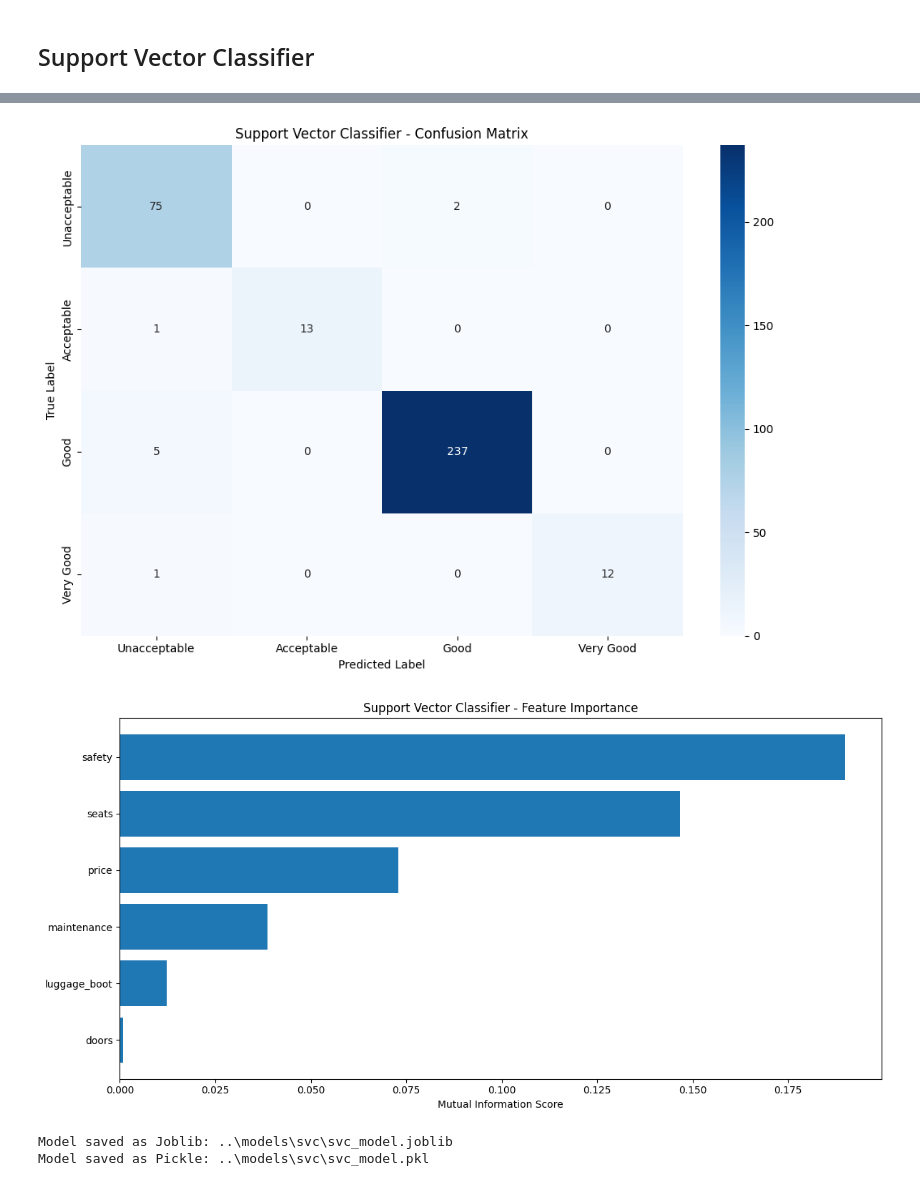
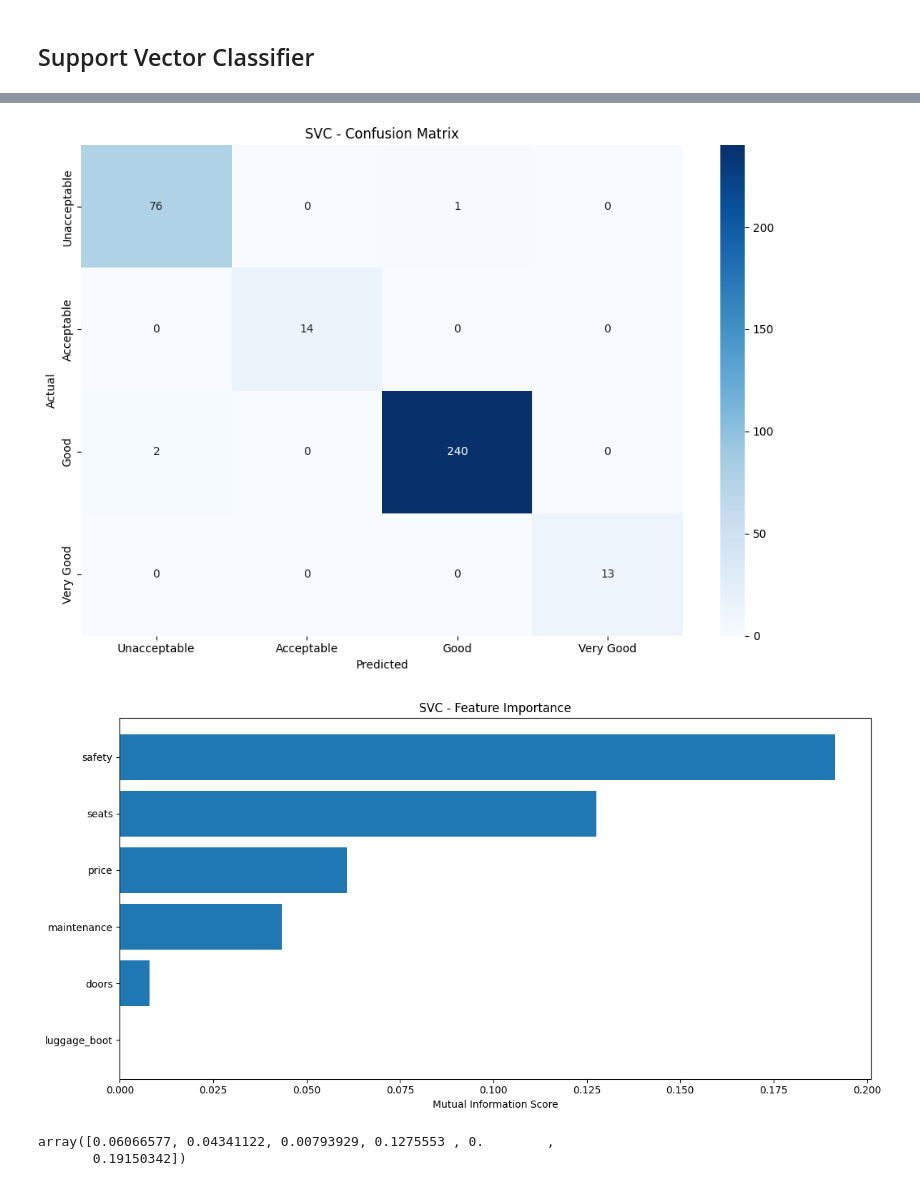
Before and after one commit to jovanovic-djo/car-value-score-prediction, a Jupyter notebook: notebooks/model_training.ipynb, the cells around one changed output, grey strips where cells are left out. Drawn from its saved outputs; the diff is of its cells as text; code cells hidden in the pictures.

```diff
--- a/notebooks/model_training.ipynb
+++ b/notebooks/model_training.ipynb
@@ -763,31 +772,43 @@ def plot_svc_feature_importance(model, X_train, feature_names, model_name):
 # %%
 # Train Support Vector Classifier
 svc_model = SVC(
-    kernel='rbf',        # Radial Basis Function kernel
-    C=1.0,               # Regularization parameter
+    #kernel='rbf',        # Radial Basis Function kernel
+    #C=1.0,               # Regularization parameter
     random_state=42      # For reproducibility
 )
 
-# Measure training time
-start_time = time.time()
-svc_model.fit(X_train_scaled, y_train)
-end_time = time.time()
+svc_results = train_and_evaluate_model(
+    model=svc_model,
+    X_train=X_train_scaled,
+    X_test=X_test_scaled,
+    y_train=y_train,
+    y_test=y_test,
+    model_name='SVC',
+    param_grid=model_configs['SVC']['param_grid'],
+    feature_names=feature_names,
+    class_names=class_names
+)
 
-# Calculate training duration
-svc_training_duration = end_time - start_time
-print(f"\nTraining Time for Support Vector Classifier: {svc_training_duration:.4f} seconds")
+# # Measure training time
+# start_time = time.time()
+# svc_model.fit(X_train_scaled, y_train)
+# end_time = time.time()
 
-# Evaluate Support Vector Classifier
-print("\nSupport Vector Classifier Analysis:")
-svc_metrics = evaluate_model(svc_model, X_test_scaled, y_test, 'Support Vector Classifier')
+# # Calculate training duration
+# svc_training_duration = end_time - start_time
+# print(f"\nTraining Time for Support Vector Classifier: {svc_training_duration:.4f} seconds")
+
+# # Evaluate Support Vector Classifier
+# print("\nSupport Vector Classifier Analysis:")
+# svc_metrics = evaluate_model(svc_model, X_test_scaled, y_test, 'Support Vector Classifier')
 
 # Plot SVC Feature Importance
 plot_svc_feature_importance(
-    svc_model,
+    svc_results['tuned_model'],
     X_train_scaled,
     feature_names,
-    'Support Vector Classifier'
+    'SVC'
 )
 
-save_model(svc_model, "svc")
+# save_model(svc_model, "svc")
 # %% [output]
@@ -811,4 +832,4 @@ weighted avg       0.98      0.97      0.97       346
-[figure, old version]
+[figure, new version]
-[figure, old version]
+[figure, new version]
-Model saved as Joblib: ..\models\svc\svc_model.joblib
-Model saved as Pickle: ..\models\svc\svc_model.pkl
+array([0.06066577, 0.04341122, 0.00793929, 0.1275553 , 0.        ,
+       0.19150342])
```
Also changed, not shown: parts of 6 cells of this notebook, 6 other files.
